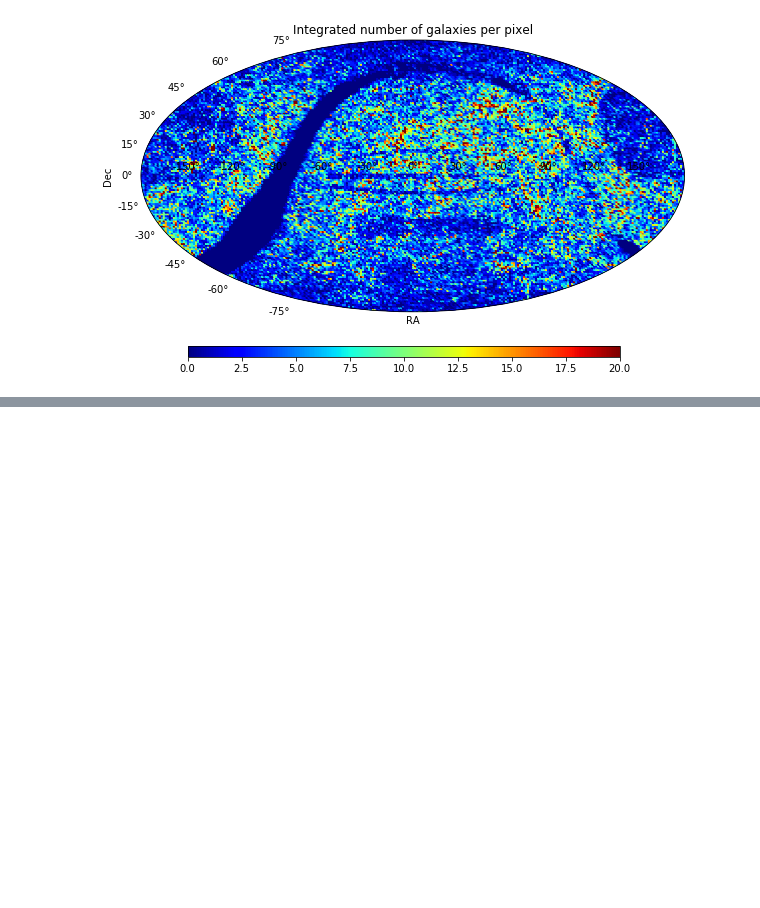
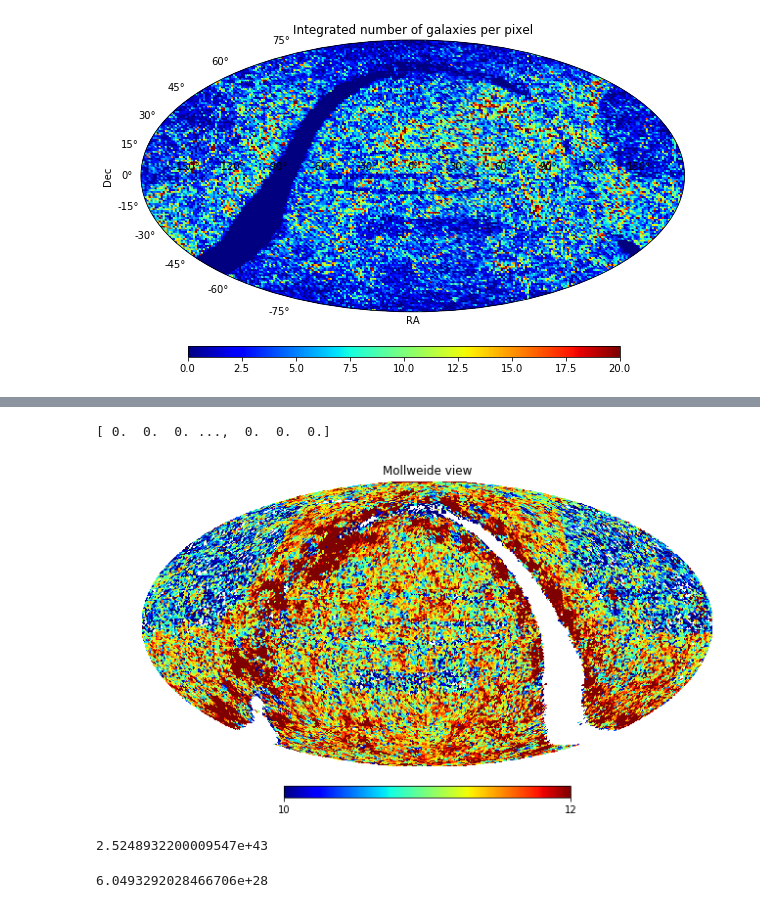
Before and after one commit to kperezsa/BNS-MergerRates, a Jupyter notebook: 200mpcMaps.ipynb, the cells around one changed output, grey strips where cells are left out. Drawn from its saved outputs; the diff is of its cells as text; code cells hidden in the pictures; blank space fills up the shorter version.

```diff
--- a/200mpcMaps.ipynb
+++ b/200mpcMaps.ipynb
@@ -203,0 +214,8 @@ plot_cRate(np.radians(ra.value),np.radians(dec.value),mass)
+# %%
+print(hpmap)
+# %% [output]
+[ 0.  0.  0. ...,  0.  0.  0.]
+# %%
+healpy.mollview(np.log10(hpmap),min=10,max=12,cmap=cool_cmap)
+# %% [output]
+[figure, added]
@@ -203,0 +224,4 @@ plot_cRate(np.radians(ra.value),np.radians(dec.value),mass)
+# %%
+np.nansum(10**mass)
+# %% [output]
+2.5248932200009547e+43
@@ -203,0 +230,4 @@ plot_cRate(np.radians(ra.value),np.radians(dec.value),mass)
+# %%
+rate200Mpc
+# %% [output]
+6.0493292028466706e+28
```
Also changed, not shown: parts of 14 cells of this notebook, 2 other files.
